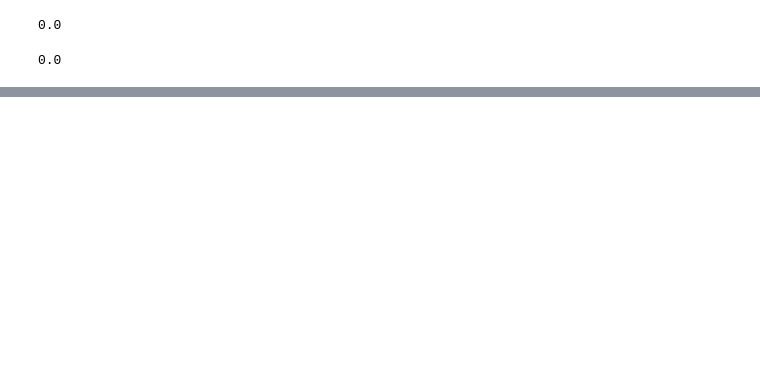
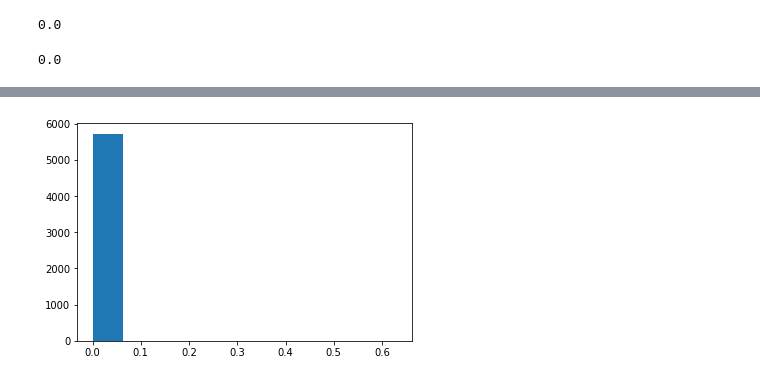
Before and after one commit to wd-doylle/GithubTeamRecommendation, a Jupyter notebook: evaluate.ipynb, the cells around one changed output, grey strips where cells are left out. Cells and saved outputs as stored; diff of their text form; code cells hidden in the pictures; blank space fills up the shorter version.

```diff
--- a/evaluate.ipynb
+++ b/evaluate.ipynb
@@ -105,0 +106,16 @@ plt.show()
+# %%
+recommendations = {}
+with open('recommend_svd.json') as rj:
+    for l in rj.readlines():
+        line = l.strip().split('\t')
+        repo = line[0]
+        recs = [json.loads(t)[1] for t in line[1:]]
+        recommendations[repo] = recs[::-1]
+
+NDCGs = []
+for repo in recommendations:
+    NDCGs.append(NDCG(repo,recommendations[repo],team_target))
+plt.hist(NDCGs)
+plt.show()
+# %% [output]
+[figure, added]
```
Also changed, not shown: parts of 3 cells of this notebook, 8 other files.
